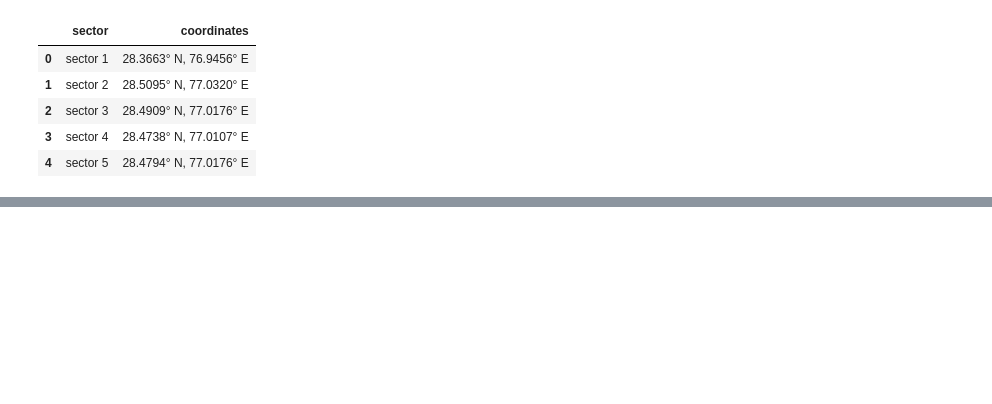
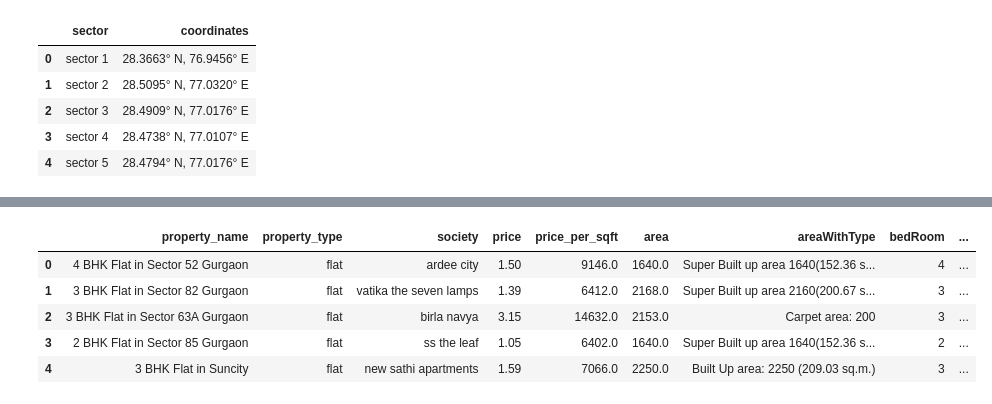
Before and after one commit to Rishabh952008/Real_Estate, a Jupyter notebook: notebooks/EDA/data_vis.ipynb, the cells around one changed output, grey strips where cells are left out. Saved outputs shown, nothing was run; the diff lists cells and outputs as text; code cells hidden in the pictures; blank space fills up the shorter version.

```diff
--- a/notebooks/EDA/data_vis.ipynb
+++ b/notebooks/EDA/data_vis.ipynb
@@ -63,0 +62,11 @@ df.head()
+# %%
+old_df = pd.read_csv('../../prepared_data/gurgaon_properties_merged.csv')
+# %%
+old_df.head()
+# %% [output]
+|  | property_name | property_type | society | price | price_per_sqft | area | areaWithType | bedRoom | ... |
+| 0 | 4 BHK Flat in Sector 52 Gurgaon | flat | ardee city | 1.50 | 9146.0 | 1640.0 | Super Built up area 1640(152.36 s... | 4 | ... |
+| 1 | 3 BHK Flat in Sector 82 Gurgaon | flat | vatika the seven lamps | 1.39 | 6412.0 | 2168.0 | Super Built up area 2160(200.67 s... | 3 | ... |
+| 2 | 3 BHK Flat in Sector 63A Gurgaon | flat | birla navya | 3.15 | 14632.0 | 2153.0 | Carpet area: 200 | 3 | ... |
+| 3 | 2 BHK Flat in Sector 85 Gurgaon | flat | ss the leaf | 1.05 | 6402.0 | 1640.0 | Super Built up area 1640(152.36 s... | 2 | ... |
+| 4 | 3 BHK Flat in Suncity | flat | new sathi apartments | 1.59 | 7066.0 | 2250.0 | Built Up area: 2250 (209.03 sq.m.) | 3 | ... |
```
Also changed, not shown: parts of 18 cells of this notebook, 2 other files.
